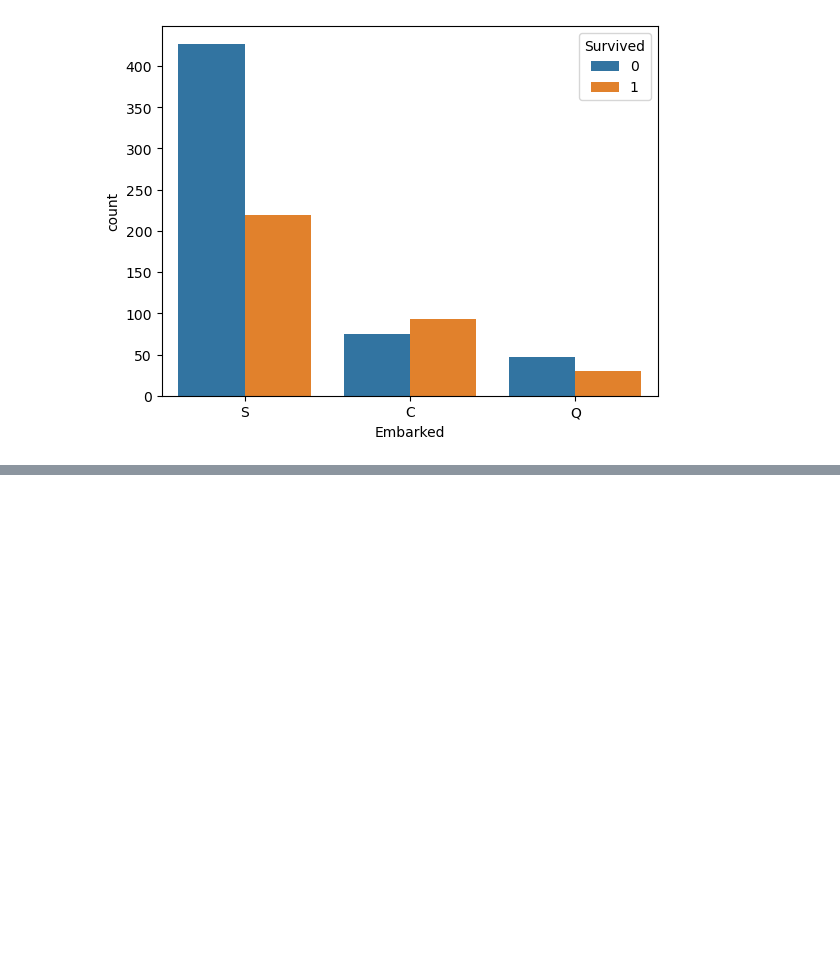
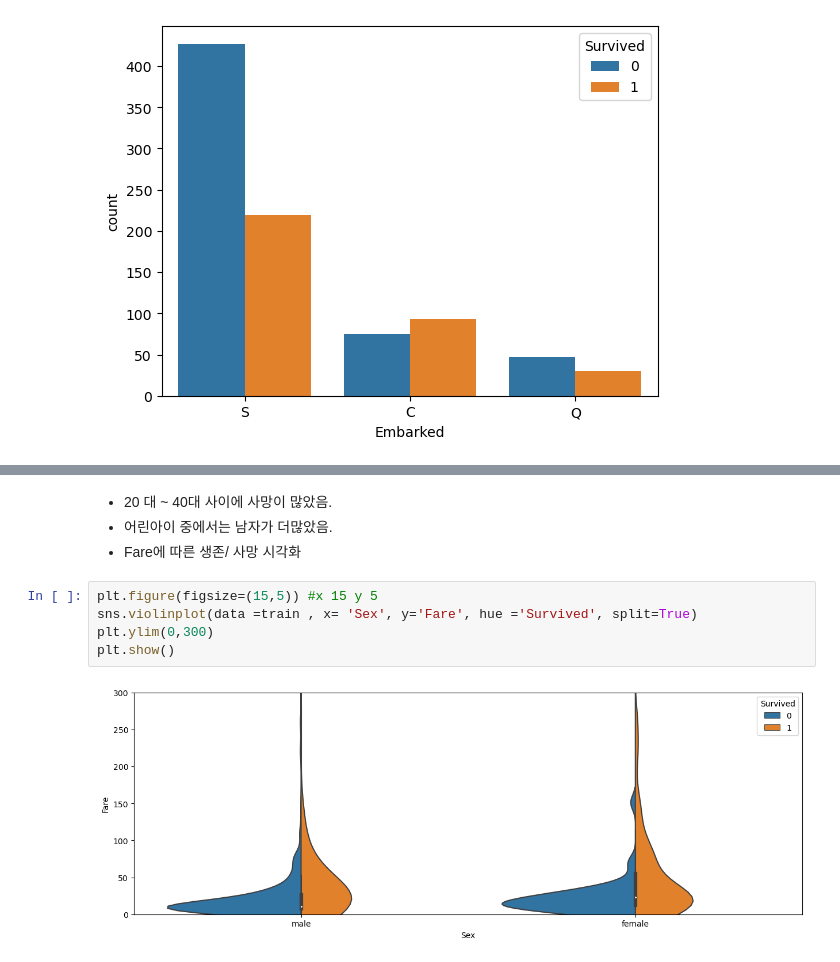
Before and after one commit to truffleToast/Aishool, a Jupyter notebook: Pythonstudy/Machine Learning/ex_05_titanico_분류실습.ipynb, the cells around one changed output, grey strips where cells are left out. Drawn from its saved outputs; the diff is of its cells as text; blank space fills up the shorter version.

```diff
--- a/Pythonstudy/Machine Learning/ex_05_titanico_분류실습.ipynb
+++ b/Pythonstudy/Machine Learning/ex_05_titanico_분류실습.ipynb
@@ -608,0 +621,11 @@ plt.show()
+# %% [markdown]
+- 20 대 ~ 40대 사이에 사망이 많았음.
+- 어린아이 중에서는 남자가 더많았음.
+- Fare에 따른 생존/ 사망 시각화
+# %%
+plt.figure(figsize=(15,5)) #x 15 y 5
+sns.violinplot(data =train , x= 'Sex', y='Fare', hue ='Survived', split=True)
+plt.ylim(0,300)
+plt.show()
+# %% [output]
+[figure, added]
```
Also changed, not shown: parts of 43 cells of this notebook, 16 other files.
